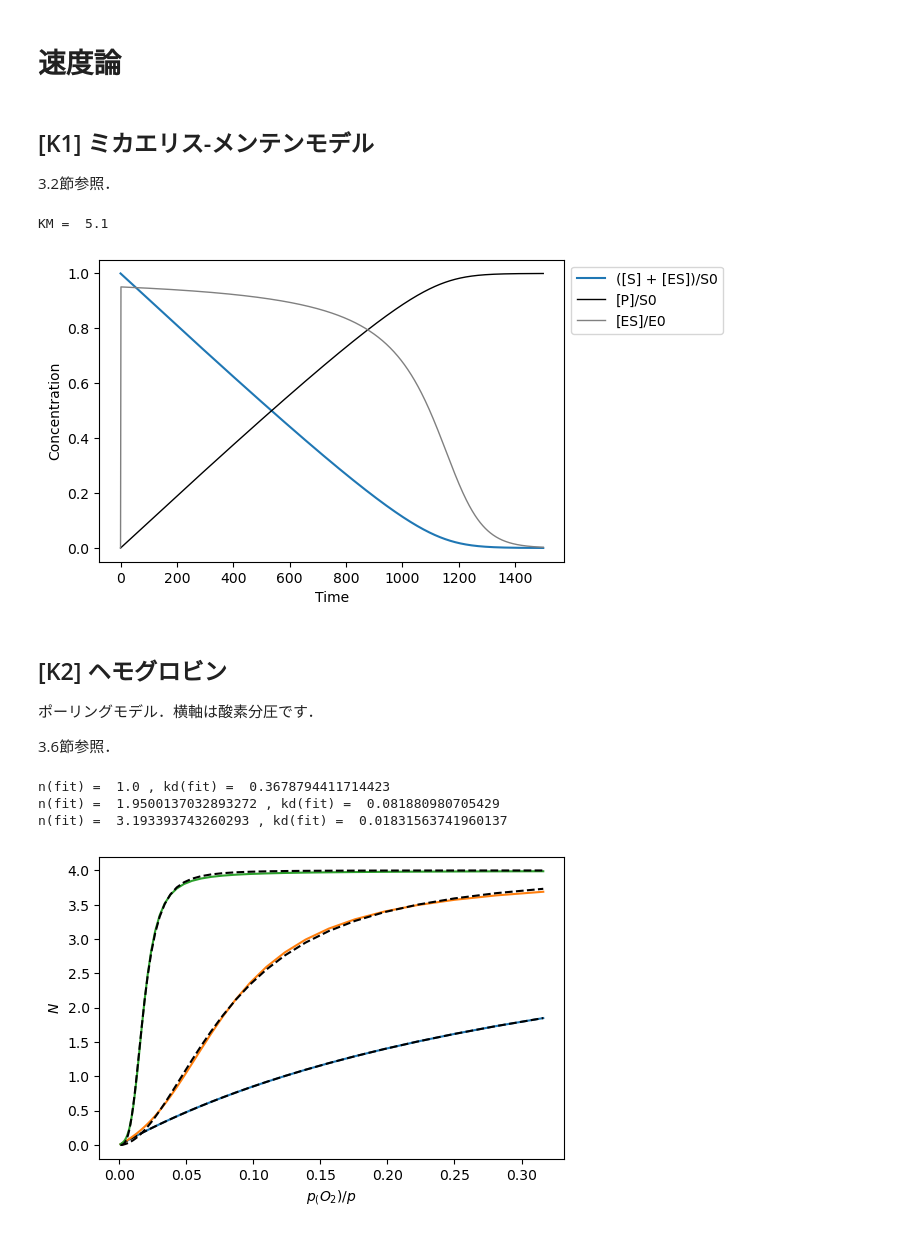
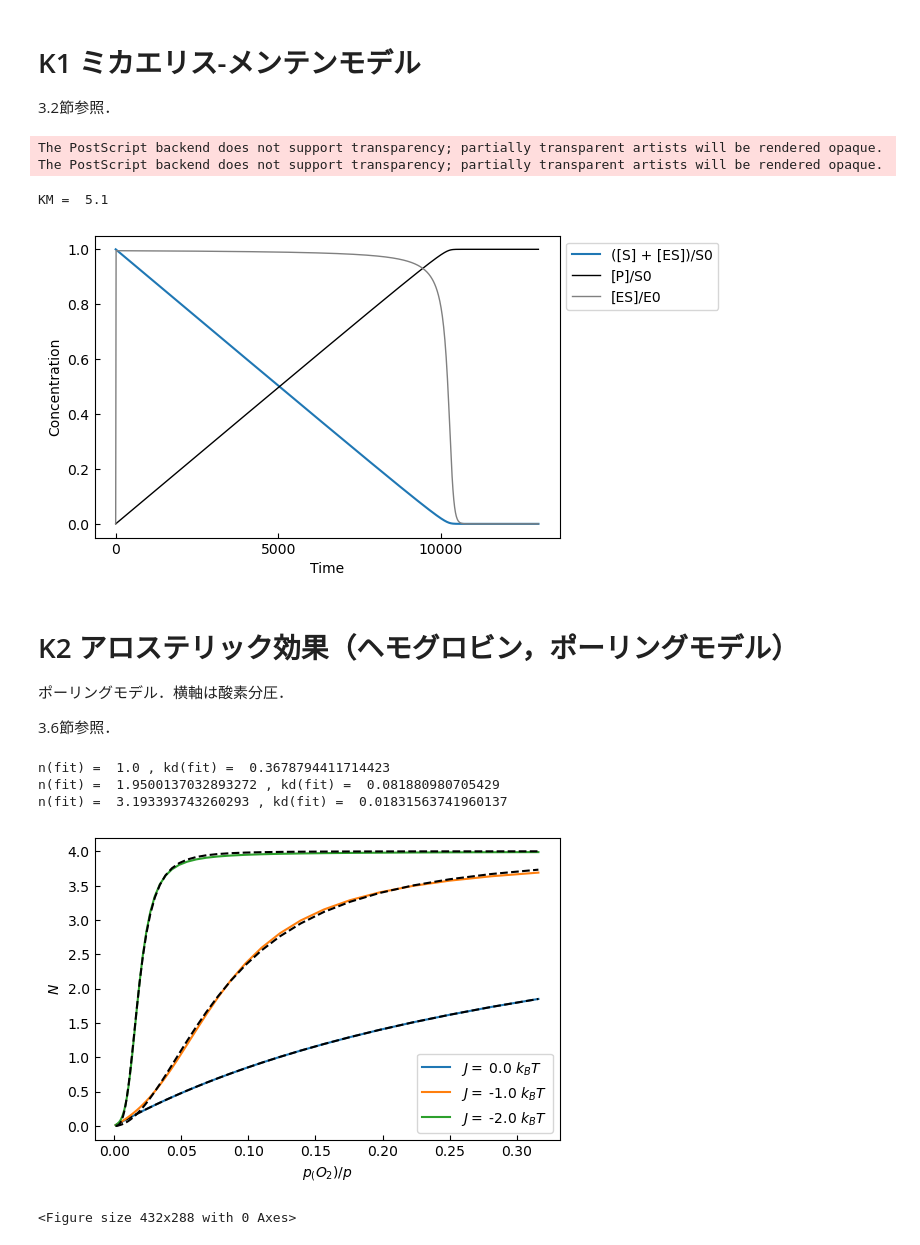
Before and after one commit to stoyabe/biophys, a Jupyter notebook: K_kinetics.ipynb, the cells around one changed output. Saved outputs shown, nothing was run; the diff lists cells and outputs as text; code cells hidden in the pictures.

```diff
--- a/K_kinetics.ipynb
+++ b/K_kinetics.ipynb
@@ -1,7 +1,5 @@
-# %% [markdown]
-# 速度論
 # %% [markdown]
-## [K1] ミカエリス-メンテンモデル
+# K1 ミカエリス-メンテンモデル
 
 3.2節参照．
 # %%
@@ -10,41 +8,44 @@ import numpy as np
 from scipy.integrate import odeint
 
 def mm(var, t, kon, koff, k):  # ミカエリス-メンテンモデル
     S, ES, P = var
     E = E0 - ES
     dSdt = -kon*E*S + koff*ES
     dESdt = kon*E*S - koff*ES - k*ES
     dPdt =  k*ES
 
     return [dSdt, dESdt, dPdt]
 
 kon, koff, k = 1, 5, 0.1  # 書籍では kon, koffは k+, k- に対応します．
-S0, E0 =100, 1  # 全濃度
+S0, E0 =1000, 1  # 全濃度
 
-t = np.linspace(0, 1500, 1000)
+t = np.linspace(0, 13000, 1000)
 init = [S0, 0, 0] # 初期値
 r = odeint(mm, init, t, args = (kon, koff, k)) # 微分方程式を解く
 
 print("KM = ", (koff + k)/kon)  # ミカエリス定数
 
 plt.figure(figsize = (6,4), dpi = 100)
 
 plt.plot(t, (r[:,0]+r[:,1]) / S0, label = '([S] + [ES])/S0')
 plt.plot(t, r[:,2] / S0, label = '[P]/S0', linewidth = 1, color = 'black')
 plt.plot(t, r[:,1] / E0, label = '[ES]/E0', linewidth = 1, color = 'gray')
 plt.legend(bbox_to_anchor=(1, 1))
+plt.xticks([0,5000,10000])
 
 plt.ylabel('Concentration')
 plt.xlabel('Time')
 
 plt.show()
 # %% [output]
-KM =  5.1
+The PostScript backend does not support transparency; partially transparent artists will be rendered opaque.
+The PostScript backend does not support transparency; partially transparent artists will be rendered opaque.
+KM =  5.1
-[figure, old version]
+[figure, new version]
 # %% [markdown]
-## [K2] ヘモグロビン
+# K2 アロステリック効果（ヘモグロビン，ポーリングモデル）
 
-ポーリングモデル．横軸は酸素分圧です．
+ポーリングモデル．横軸は酸素分圧．
 
 3.6節参照．
 # %%
@@ -76,16 +77,18 @@ for J in [0, -1, -2]:
     (n_fit, kd_fit), cov = curve_fit(hill, p, N, p0 = [2, 0.01]) # ヒルの式によるフィット
     fit = hill(p, n_fit, kd_fit)
 
-    plt.plot(p, N)
+    plt.plot(p, N, label = r"$J =$ {:.1f} $k_BT$".format(J))
     plt.plot(p, fit, color = 'black', linestyle = 'dashed')
     print('n(fit) = ', n_fit, ', kd(fit) = ', kd_fit)
 
 plt.ylabel(r'$N$')
 plt.xlabel(r'$p_(O_2) / p$')
+plt.legend()
 
 plt.show()
 # %% [output]
 n(fit) =  1.0 , kd(fit) =  0.3678794411714423
 n(fit) =  1.9500137032893272 , kd(fit) =  0.081880980705429
 n(fit) =  3.193393743260293 , kd(fit) =  0.01831563741960137
-[figure, old version]
+[figure, new version]
+<Figure size 432x288 with 0 Axes>
```
